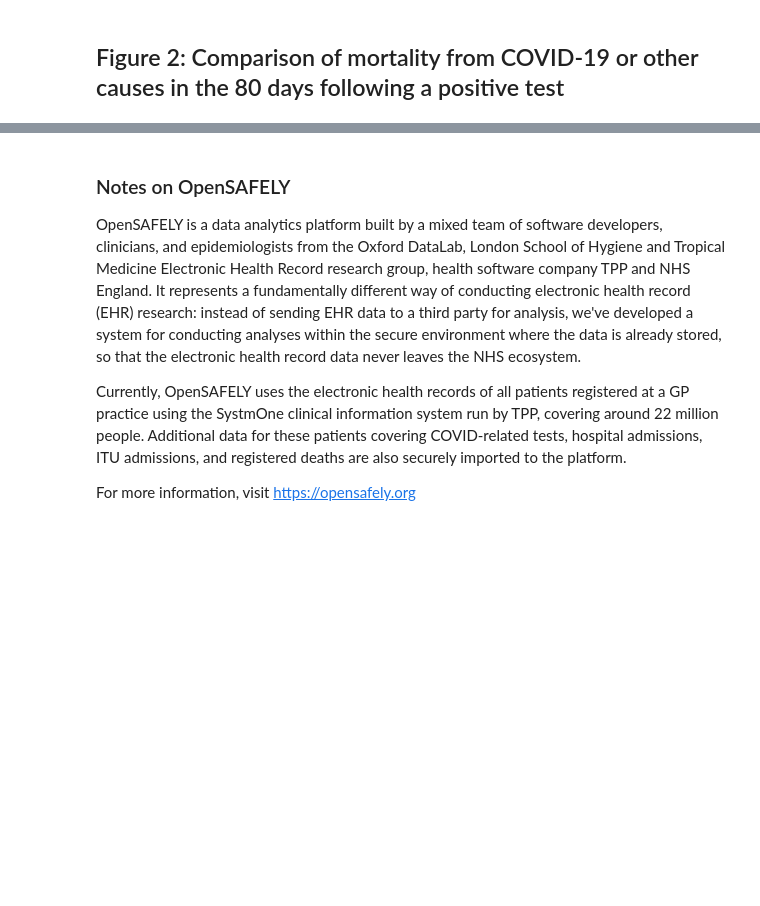
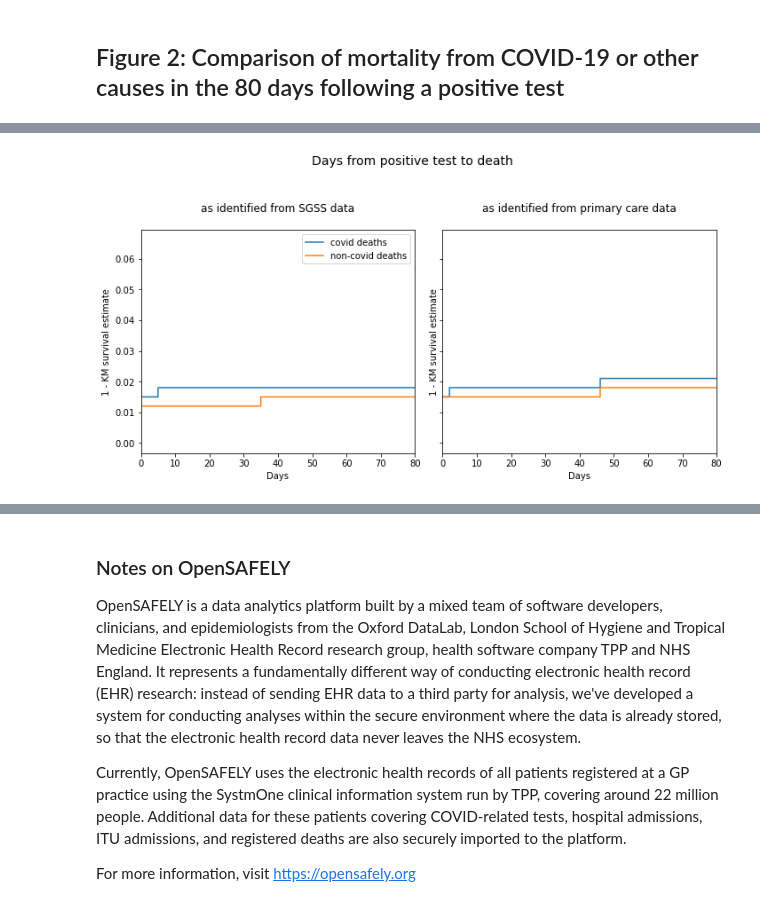
Before and after one commit to opensafely/primary-care-covid-codes-research, a Jupyter notebook: notebooks/primary-care-covid-codes.ipynb, the cells around one changed output, grey strips where cells are left out. Saved outputs shown, nothing was run; the diff lists cells and outputs as text; code cells hidden in the pictures; blank space fills up the shorter version.

```diff
--- a/notebooks/primary-care-covid-codes.ipynb
+++ b/notebooks/primary-care-covid-codes.ipynb
@@ -211,3 +205,82 @@ fig
+# %%
+# import data
+df = pd.read_csv(
+    filepath_or_buffer = '../output/input.csv',
+    parse_dates = date_cols
+)
+
+#derive start/end dates
+df["start_date"] = df[date_cols].min().min()
+df["end_date"] = df[date_cols].max().max()
+
+
+# derive time-to-event censoring info
+
+# death date or last date of follow up
+df['date_event'] = np.where(df['date_died_ons']<=df['end_date'], df['date_died_ons'], df['end_date'])
+
+# censoring indiators
+df['indicator_death'] = np.where((df['date_died_ons']<=df['end_date']) & (df['died_ons']==1), 1, 0)
+df['indicator_death_covid'] = np.where((df['date_died_ons']<=df['end_date'])  & (df['died_ons_covid']==1), 1, 0)
+df['indicator_death_noncovid'] = np.where((df['date_died_ons']<=df['end_date']) & (df['died_ons_noncovid']==1), 1, 0)
+
+# censor death category if end date exceeds last date
+df['death_category'] = np.where(df['date_died_ons']<=df['end_date'], df['death_category'], "alive")
+
+# derive time-to-death from positive test date
+df['pvetestSGSS_to_death'] = (df['date_event'] - df['date_sgss_positive_test']).astype('timedelta64[D]')
+df['pvetestPC_to_death'] = (df['date_event'] - df['date_probable_covid_pos_test']).astype('timedelta64[D]')
+
+## positive test as indicated in SGSS or in primary care
+df_pvetestSGSS = df[~np.isnan(df['date_sgss_positive_test'])]
+df_pvetestPC = df[~np.isnan(df['date_probable_covid_pos_test'])]
+
+
+fig, axes = plt.subplots(nrows=1, ncols=2, figsize=(10,5), sharey=True)
+
+# SGSS pos test to death
+
+kmdata = KMestimate(df_pvetestSGSS['pvetestSGSS_to_death'], df_pvetestSGSS['indicator_death'])
+kmdata_covid = KMestimate(df_pvetestSGSS['pvetestSGSS_to_death'], df_pvetestSGSS['indicator_death_covid'])
+kmdata_noncovid = KMestimate(df_pvetestSGSS['pvetestSGSS_to_death'], df_pvetestSGSS['indicator_death_noncovid'])
+
+### add rounding
+def km_round(df,threshold):
+    to=1/math.floor(df["atrisk"].max()/(threshold+1))
+    df["kmestimate"]=round(df["kmestimate"]/to,9).apply(math.ceil)*to
+
+km_round(kmdata_covid,5)
+km_round(kmdata_noncovid,5)
+
+axes[0].step(kmdata_covid['times'], 1-kmdata_covid['kmestimate'], label='covid deaths')
+axes[0].step(kmdata_noncovid['times'], 1-kmdata_noncovid['kmestimate'], label = 'non-covid deaths')
+axes[0].set_xlabel('Days')
+axes[0].set_ylabel('1 - KM survival estimate')
+axes[0].set_title("as identified from SGSS data\n")
+axes[0].legend()
+axes[0].set_xlim(0, 80)
+
+# PC pos test to death
+kmdata = KMestimate(df_pvetestPC['pvetestPC_to_death'], df_pvetestPC['indicator_death'])
+kmdata_covid = KMestimate(df_pvetestPC['pvetestPC_to_death'], df_pvetestPC['indicator_death_covid'])
+kmdata_noncovid = KMestimate(df_pvetestPC['pvetestPC_to_death'], df_pvetestPC['indicator_death_noncovid'])
+
+
+### add rounding
+km_round(kmdata_covid,5)
+km_round(kmdata_noncovid,5)
+
+axes[1].step(kmdata_covid['times'], 1-kmdata_covid['kmestimate'], label='covid deaths')
+axes[1].step(kmdata_noncovid['times'], 1-kmdata_noncovid['kmestimate'], label = 'non-covid deaths')
+axes[1].set_xlabel('Days')
+axes[1].set_ylabel('1 - KM survival estimate')
+axes[1].set_title("as identified from primary care data\n")
+axes[1].set_xlim(0, 80)
+
+fig.suptitle("Days from positive test to death", y=1.05, fontsize=14)
+fig.tight_layout()
+# %% [output]
+[figure, added]
 # %%
 display(Markdown(f"""
 ## Technical details
```
Also changed, not shown: parts of 6 cells of this notebook.
